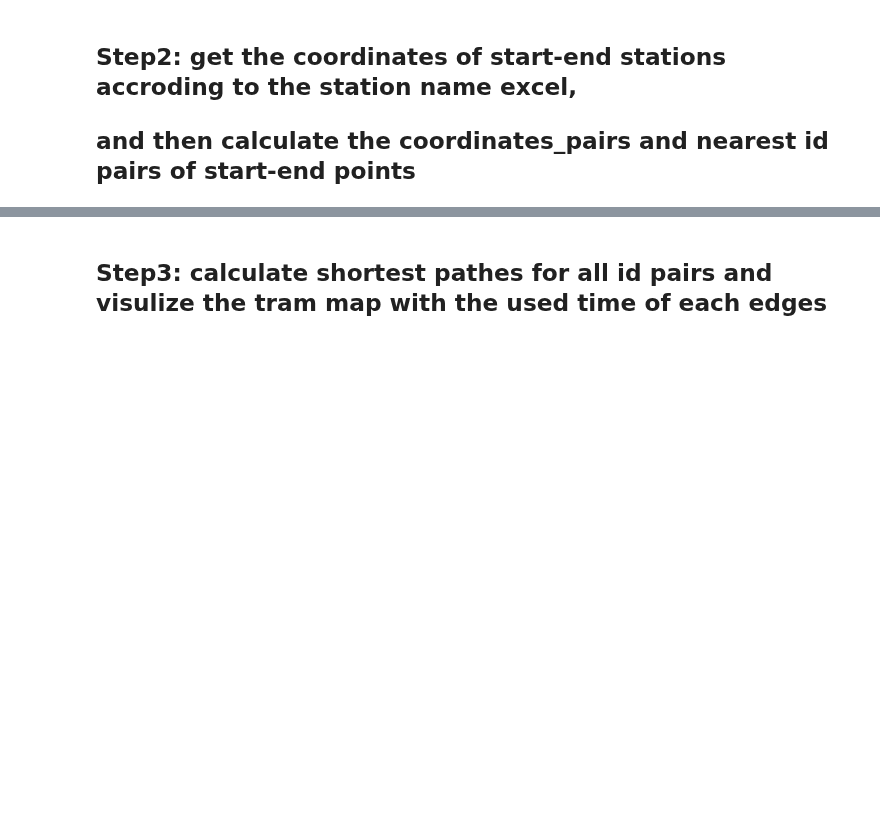
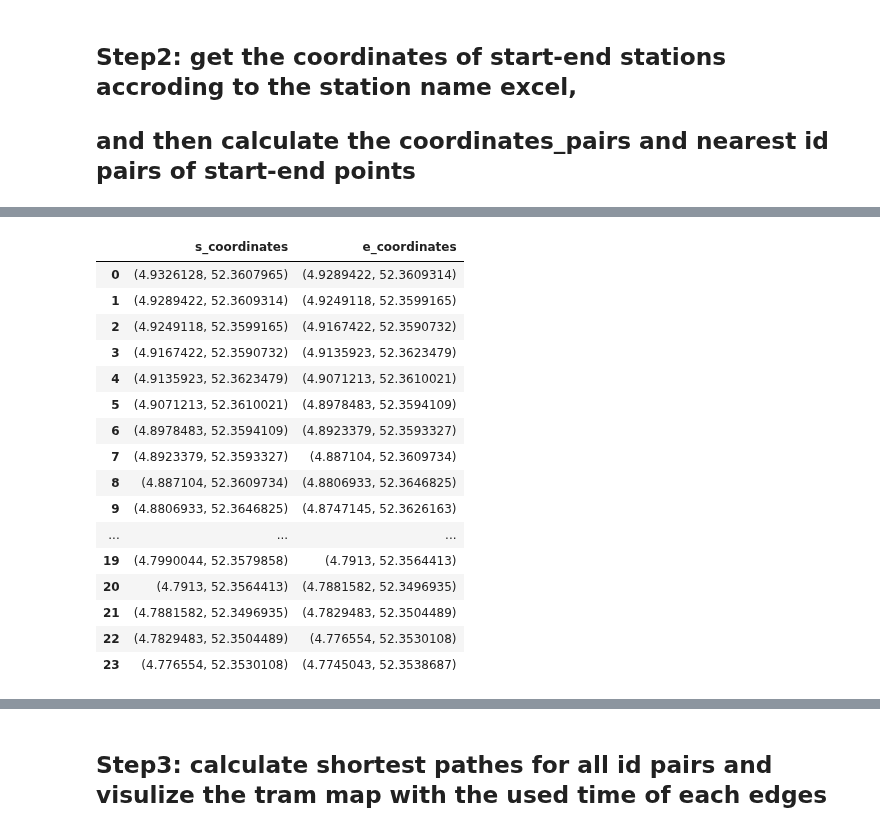
Before and after one commit to SYuGao/uvmt, a Jupyter notebook: notebooks/am_tram_network_modelling.ipynb, the cells around one changed output, grey strips where cells are left out. Saved outputs shown, nothing was run; the diff lists cells and outputs as text; code cells hidden in the pictures; blank space fills up the shorter version.

```diff
--- a/notebooks/am_tram_network_modelling.ipynb
+++ b/notebooks/am_tram_network_modelling.ipynb
@@ -1002,0 +1038,20 @@ am_tram1_coordinates
+# %%
+am_tram1_coordinates_pairs
+# %% [output]
+|  | s_coordinates | e_coordinates |
+| 0 | (4.9326128, 52.3607965) | (4.9289422, 52.3609314) |
+| 1 | (4.9289422, 52.3609314) | (4.9249118, 52.3599165) |
+| 2 | (4.9249118, 52.3599165) | (4.9167422, 52.3590732) |
+| 3 | (4.9167422, 52.3590732) | (4.9135923, 52.3623479) |
+| 4 | (4.9135923, 52.3623479) | (4.9071213, 52.3610021) |
+| 5 | (4.9071213, 52.3610021) | (4.8978483, 52.3594109) |
+| 6 | (4.8978483, 52.3594109) | (4.8923379, 52.3593327) |
+| 7 | (4.8923379, 52.3593327) | (4.887104, 52.3609734) |
+| 8 | (4.887104, 52.3609734) | (4.8806933, 52.3646825) |
+| 9 | (4.8806933, 52.3646825) | (4.8747145, 52.3626163) |
+| ... | ... | ... |
+| 19 | (4.7990044, 52.3579858) | (4.7913, 52.3564413) |
+| 20 | (4.7913, 52.3564413) | (4.7881582, 52.3496935) |
+| 21 | (4.7881582, 52.3496935) | (4.7829483, 52.3504489) |
+| 22 | (4.7829483, 52.3504489) | (4.776554, 52.3530108) |
+| 23 | (4.776554, 52.3530108) | (4.7745043, 52.3538687) |
```
Also changed, not shown: parts of 14 cells of this notebook, 4 other files.
